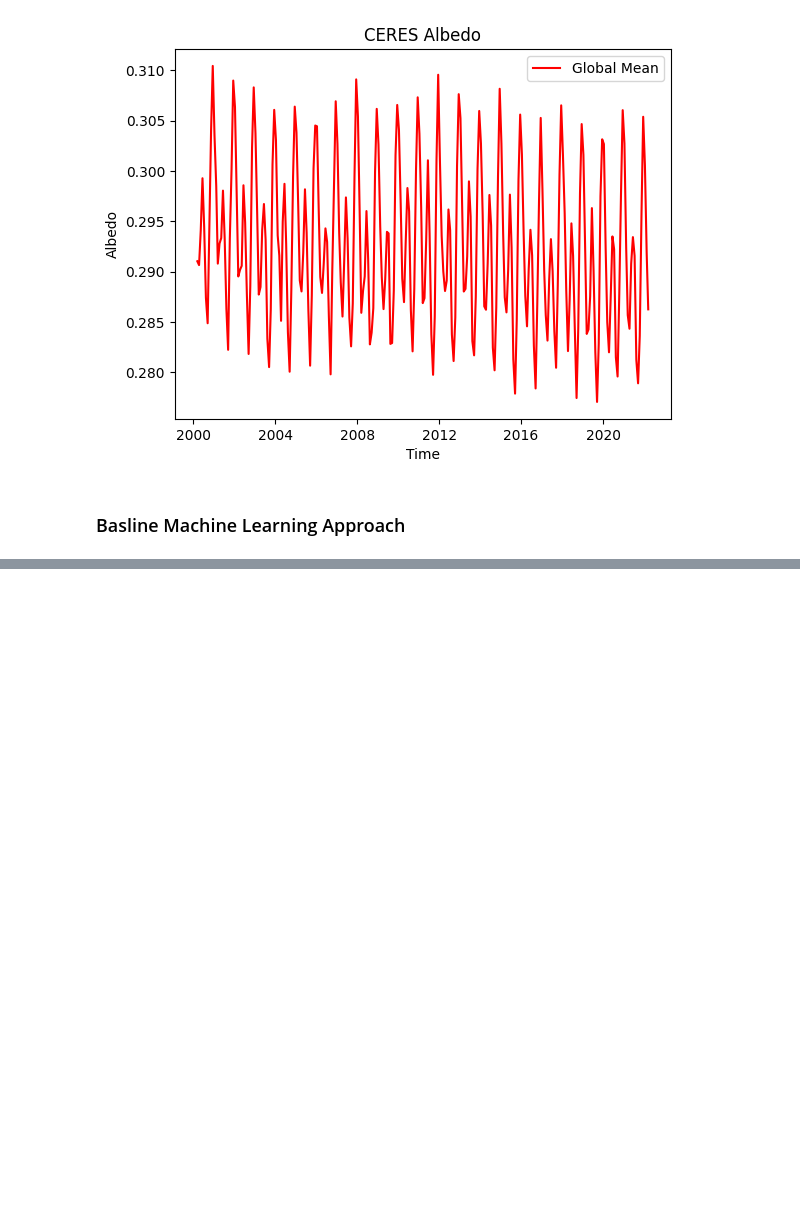
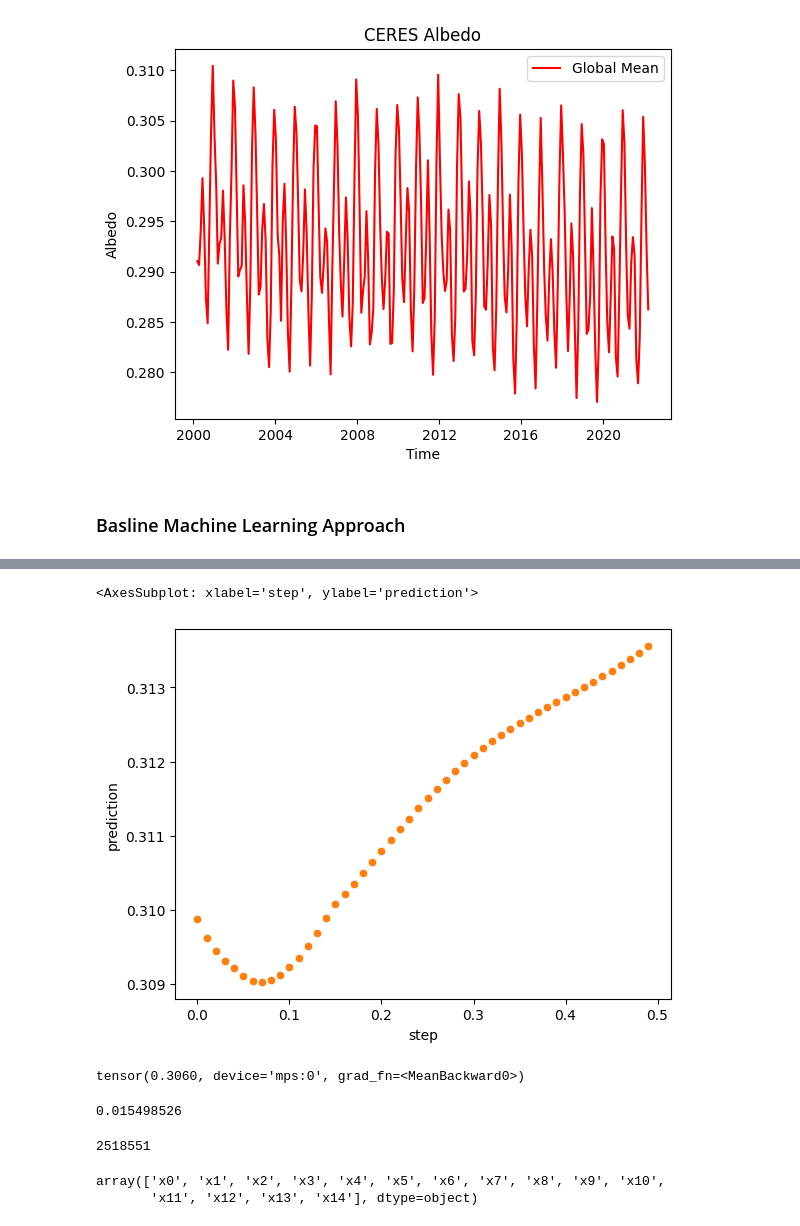
Before and after one commit to samuelhkahn/ai-albedo-research, a Jupyter notebook: Albedo Machine Learning with no TS model.ipynb, the cells around one changed output, grey strips where cells are left out. Cells and saved outputs as stored; diff of their text form; code cells hidden in the pictures; blank space fills up the shorter version.

Commit message:
FFNN for perturbative approach

```diff
--- a/Albedo Machine Learning with no TS model.ipynb
+++ b/Albedo Machine Learning with no TS model.ipynb
@@ -82,0 +288,18 @@ ExplainableBoostingRegressor()
+# %%
+PATH = "albedo_ffnn_v0.pth"
+# torch.save(model, "albedo_ffnn_v0.pth")
+model = torch.load(PATH)
+# %%
+steps = np.arange(0,.5,.01)
+# %%
+feature_idx = 10
+northern_peturbations = []
+for step in steps:
+    print(step)
+    perturbation_frame = X_test.copy()
+    southern_hemisphere = np.where(perturbation_frame[:,13] < 1)
+    northern_hemisphere = np.where(perturbation_frame[:,13] == 1)
+    np.add.at(perturbation_frame[:,feature_idx], northern_hemisphere, step)
+    perturbation_frame = scaler.transform(perturbation_frame).astype(np.float32)
+    northern_peturbations.append({"prediction":model(torch.tensor(perturbation_frame[0:50000,:]).to(device)).mean().item(),
+                                 "step":step})
@@ -82,0 +324,12 @@ ExplainableBoostingRegressor()
+# %%
+feature_idx = 10
+southern_peturbations = []
+for step in steps:
+    print(step)
+    perturbation_frame = X_test.copy()
+    southern_hemisphere = np.where(perturbation_frame[:,13] < 1)
+    northern_hemisphere = np.where(perturbation_frame[:,13] == 1)
+    np.add.at(perturbation_frame[:,feature_idx], southern_hemisphere, step)
+    perturbation_frame = scaler.transform(perturbation_frame).astype(np.float32)
+    southern_peturbations.append({"prediction":model(torch.tensor(perturbation_frame[0:50000,:]).to(device)).mean().item(),
+                                 "step":step})
@@ -82,0 +351,27 @@ ExplainableBoostingRegressor()
+# %%
+northern_peturb_df = pd.DataFrame(northern_peturbations)
+southern_peturb_df = pd.DataFrame(southern_peturbations)
+
+sns.scatterplot(y="prediction",x="step",data=northern_peturb_df)
+sns.scatterplot(y="prediction",x="step",data=southern_peturb_df)
+# %% [output]
+<AxesSubplot: xlabel='step', ylabel='prediction'>
+[figure, added]
+# %%
+predictions = model(torch.tensor(perturbation_frame[0:50000,:]).to(device))
+print(predictions.mean())
+# %% [output]
+tensor(0.3060, device='mps:0', grad_fn=<MeanBackward0>)
+# %%
+(predictions.cpu().detach().numpy() - y_test).mean()
+# %% [output]
+0.015498526
+# %%
+perturbation_frame.shape[0]
+# %% [output]
+2518551
+# %%
+scaler.get_feature_names_out()
+# %% [output]
+array(['x0', 'x1', 'x2', 'x3', 'x4', 'x5', 'x6', 'x7', 'x8', 'x9', 'x10',
+       'x11', 'x12', 'x13', 'x14'], dtype=object)
```
Also changed, not shown: parts of 58 cells of this notebook, 2 other files.
